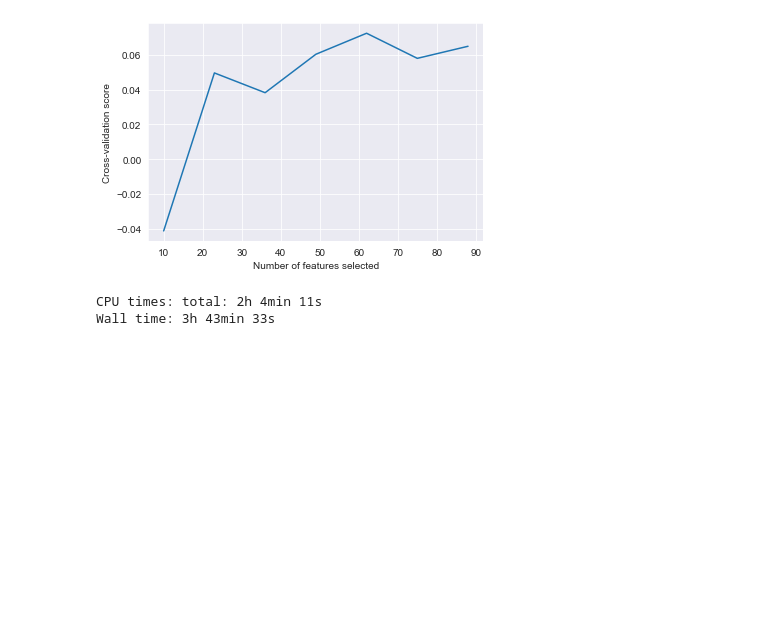
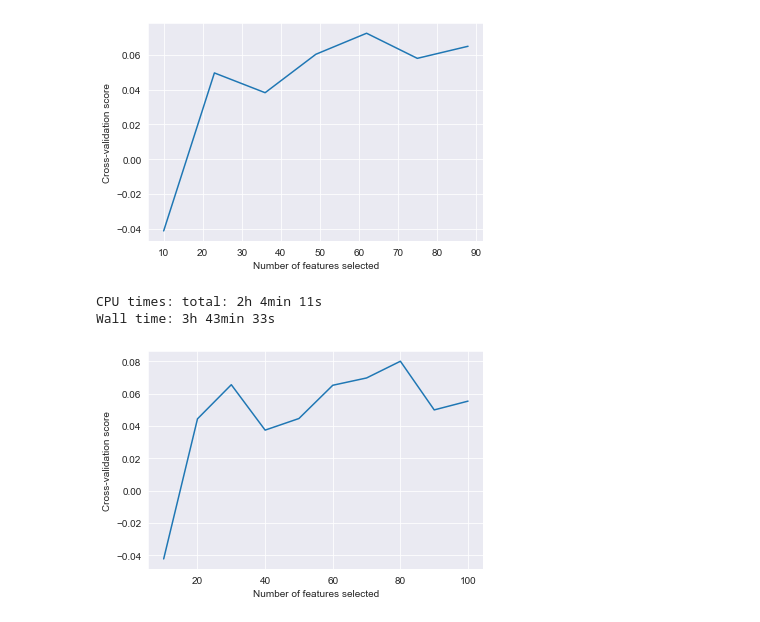
Before and after one commit to Mike-Skehan/AntibodyFvTm50Predictor, a Jupyter notebook: jupyter/20052023_notebook.ipynb, the cells around one changed output. Cells and saved outputs as stored; diff of their text form; code cells hidden in the pictures; blank space fills up the shorter version.

```diff
--- a/jupyter/20052023_notebook.ipynb
+++ b/jupyter/20052023_notebook.ipynb
@@ -26,7 +26,7 @@ def rfe_plot(X, y):
     rf = RandomForestRegressor()
 
     # Create a range of values for n_features_to_select to try
-    n_features_range = range(10, 100, 13 )
+    n_features_range = range(10, 110, 10 )
 
     # Create an empty list to store the cross-validation scores for each value of n_features_to_select
     cv_scores = []
@@ -58,3 +58,8 @@ rfe_plot(X, y)
 [figure]
 CPU times: total: 2h 4min 11s
 Wall time: 3h 43min 33s
+# %%
+%%time
+rfe_plot(X, y)
+# %% [output]
+[figure, added]
```
Also changed, not shown: parts of 1 cell of this notebook.
